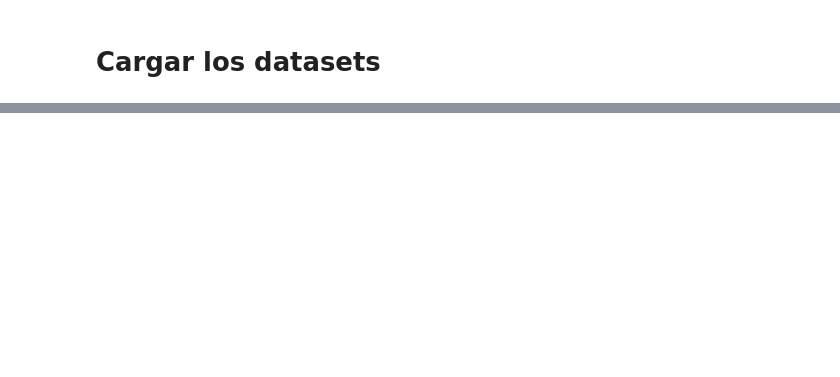
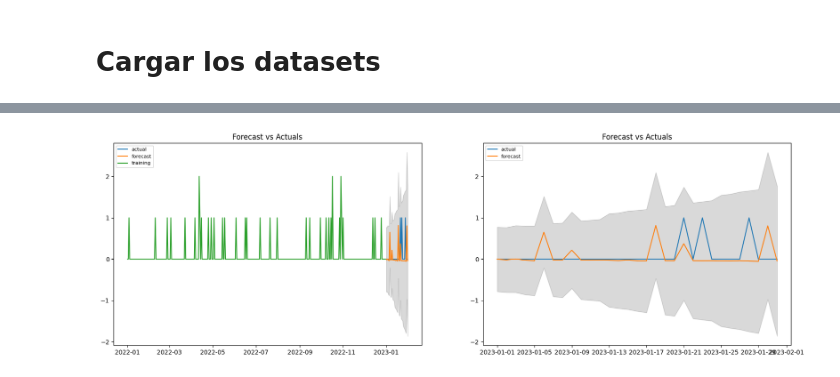
Before and after one commit to M1ndBlast/c5, a Jupyter notebook: arima.ipynb, the cells around one changed output, grey strips where cells are left out. Saved outputs shown, nothing was run; the diff lists cells and outputs as text; code cells hidden in the pictures; blank space fills up the shorter version.

```diff
--- a/arima.ipynb
+++ b/arima.ipynb
@@ -26,5 +59,5 @@ print(max_id, max_len)
 # %%
-# get group by '1'
-df_delitos = df_delitos.get_group('MC3857')
-print(len(df_delitos))
-df_delitos.head()
+# # get group by '1'
+# df_delitos = df_delitos.get_group('MC3857')
+# print(len(df_delitos))
+# df_delitos.head()
@@ -182,0 +148,85 @@ Warnings:
+# %%
+# Análisis estádistico utilizando auto ARIMA
+
+# save the minumum error and best error
+min_value = math.inf
+max_value = -math.inf
+
+i=0
+for id_camara, df in df_delitos:
+    i+=1
+    print(f'Processing {i}/{len(df_delitos.groups)} ID:{id_camara}...')
+
+    # Count the number of crimes per day but saving the date and the id_camara and set the fecha_creacion as index
+    df_delitos_count = df.groupby(['id_camara', 'fecha_creacion']).size().reset_index(name='count')
+    # Fill the missing dates with 0
+    df_delitos_count = df_delitos_count.set_index('fecha_creacion').reindex(pd.date_range(start='2022-01-01', end='2023-01-31')).reset_index().rename(columns={'index': 'fecha_creacion'})
+    df_delitos_count['count'] = df_delitos_count['count'].fillna(0)
+    df_delitos_count['id_camara'] = df_delitos_count['id_camara'].fillna(id_camara)
+
+    # Split the data into train (whole dates in 2022) and test (whole dates in 2023)
+    train = df_delitos_count[df_delitos_count.fecha_creacion.dt.year == 2022]
+    test = df_delitos_count[df_delitos_count.fecha_creacion.dt.year == 2023]
+
+    y_train = train['count']
+    y_test = test['count']
+
+    x_train = train['fecha_creacion']
+    x_test = test['fecha_creacion']
+
+    # Fit auto_arima function with dep_var 'count' jusing test dicker fuller
+    stepwise_fit = auto_arima(y_train, stationary=False,
+                            test='adf', start_p=1, d=1, start_q=0,
+                            max_p=8, max_d=2, max_q=7,
+                            m=12,
+                            seasonal=True,
+                            seasonal_test='ch', start_P=2, D=1, start_Q=0,
+                            trace=False, stepwise=True,
+                            suppress_warnings=True, error_action='ignore',
+                            random_state=20, n_fits=50)
+
+    # Print the summary
+    # print(stepwise_fit.summary())
+
+    # Forecast for the next 365 days
+    n_periods = len(y_test)
+    fc, confint = stepwise_fit.predict(n_periods=n_periods, return_conf_int=True)
+    index_of_fc = np.arange(len(y_train), len(y_train)+n_periods)
+
+    # make series for plotting purpose
+    fc_series = pd.Series(fc, index=index_of_fc)
+    lower_series = pd.Series(confint[:, 0], index=index_of_fc)
+    upper_series = pd.Series(confint[:, 1], index=index_of_fc)
+
+    # Plot 2 images. 1) with training, test and forecast with confidence interval. 2) test vs forecast with confidence interval
+    plt.subplots(1, 2, figsize=(20, 6))
+    plt.subplot(1, 2, 1)
+    plt.plot(x_test, y_test, label='actual')
+    plt.plot(x_test, fc_series, label='forecast')
+    plt.fill_between(x_test, lower_series, upper_series, color='k', alpha=.15)
+    plt.plot(x_train, y_train, label='training')
+    plt.title('Forecast vs Actuals')
+    plt.legend(loc='upper left', fontsize=8)
+    plt.subplot(1, 2, 2)
+    plt.plot(x_test, y_test, label='actual')
+    plt.plot(x_test, fc_series, label='forecast')
+    plt.fill_between(x_test, lower_series, upper_series, color='k', alpha=.15)
+    plt.title('Forecast vs Actuals')
+    plt.legend(loc='upper left', fontsize=8)
+    plt.show()
+
+
+    # print classification report
+    print(classification_report(y_test, fc.copy().astype(int), zero_division=0))
+
+    if mean_squared_error(y_test, fc) < min_value:
+        min_value = mean_squared_error(y_test, fc)
+        min_id = id_camara
+    if mean_squared_error(y_test, fc) > max_value:
+        max_value = mean_squared_error(y_test, fc)
+        max_id = id_camara
+
+# Print the min and max mean absolute error
+print(f'Min Mean Absolute Error: {min_value} for {min_id}')
+print(f'Max Mean Absolute Error: {max_value} for {max_id}')
+# %% [output]
@@ -182,0 +234 @@ Warnings:
+[figure, added]
```
Also changed, not shown: parts of 16 cells of this notebook.
